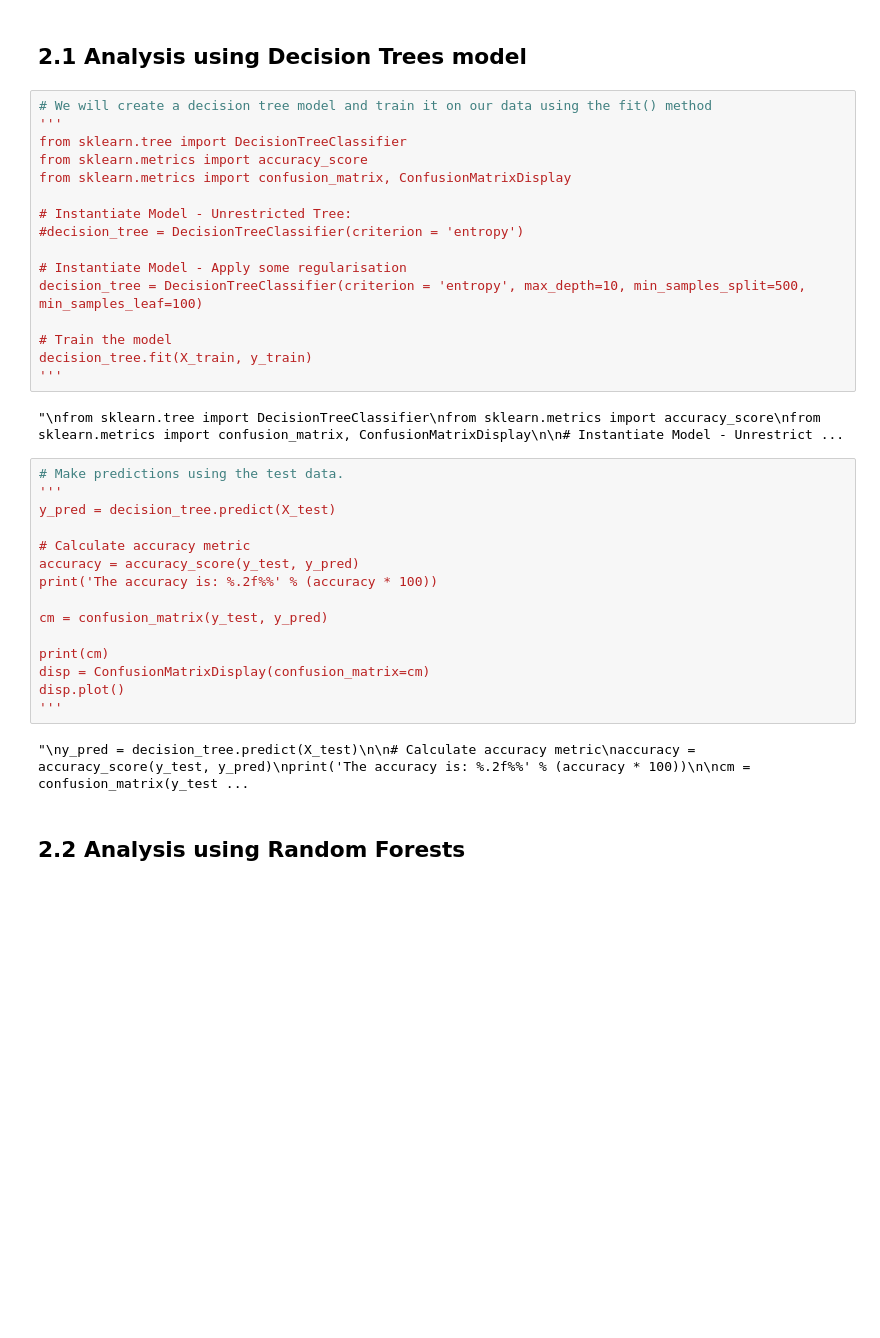
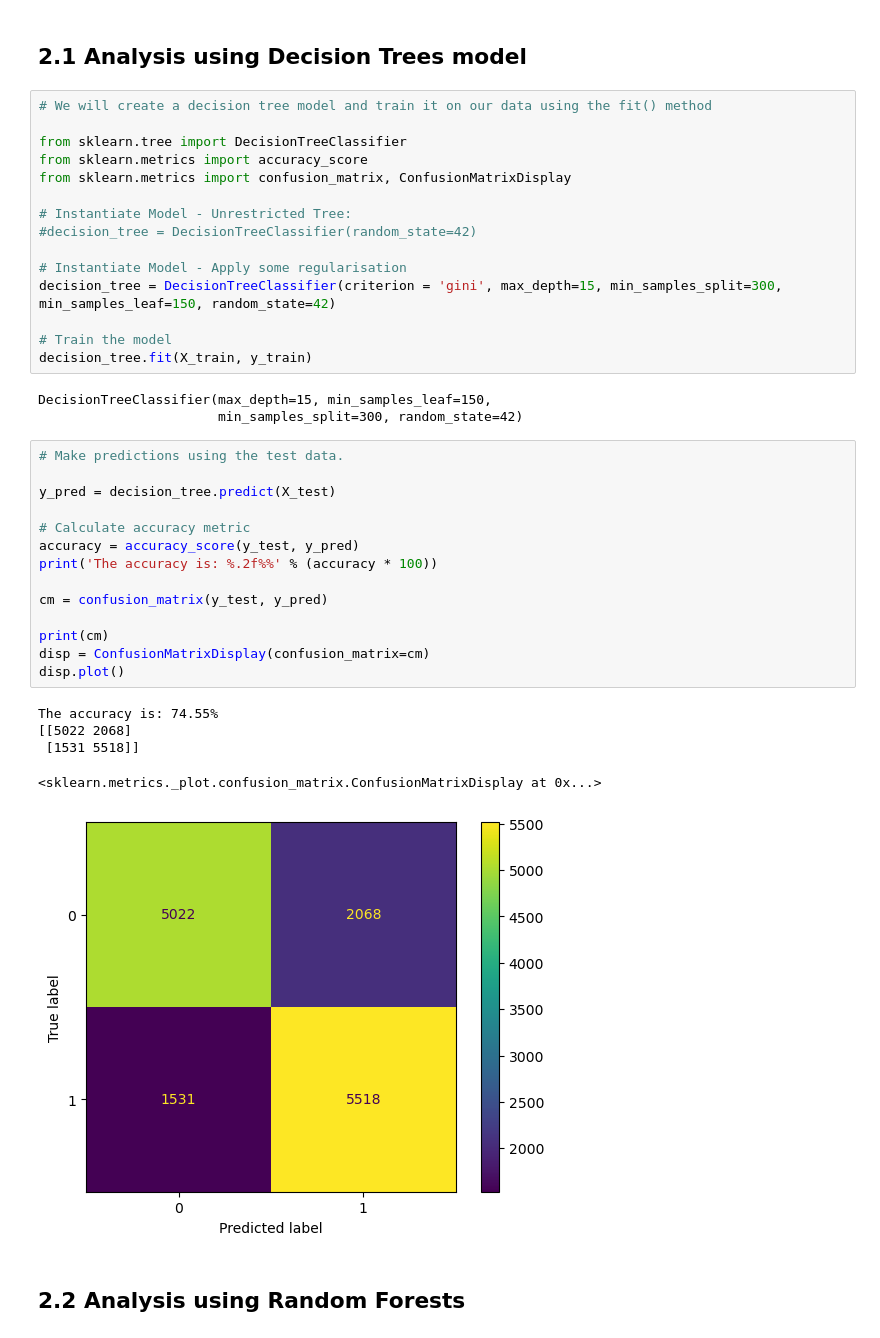
Before and after one commit to vitsiozo/DiabetesProject, a Jupyter notebook: Analysis.ipynb, the cells around one changed output. Cells and saved outputs as stored; diff of their text form; blank space fills up the shorter version.

Commit message:
More Random Forests and SVM

```diff
--- a/Analysis.ipynb
+++ b/Analysis.ipynb
@@ -115,38 +138,41 @@ Test set shape: (14139, 21) (14139,)
 ## 2.1 Analysis using Decision Trees model
 # %%
 # We will create a decision tree model and train it on our data using the fit() method
-'''
+
 from sklearn.tree import DecisionTreeClassifier
 from sklearn.metrics import accuracy_score
 from sklearn.metrics import confusion_matrix, ConfusionMatrixDisplay
 
 # Instantiate Model - Unrestricted Tree:
-#decision_tree = DecisionTreeClassifier(criterion = 'entropy')
+#decision_tree = DecisionTreeClassifier(random_state=42)
 
 # Instantiate Model - Apply some regularisation
-decision_tree = DecisionTreeClassifier(criterion = 'entropy', max_depth=10, min_samples_split=500, min_samples_leaf=100)
+decision_tree = DecisionTreeClassifier(criterion = 'gini', max_depth=15, min_samples_split=300, min_samples_leaf=150, random_state=42)
 
 # Train the model
 decision_tree.fit(X_train, y_train)
-'''
 # %% [output]
-"\nfrom sklearn.tree import DecisionTreeClassifier\nfrom sklearn.metrics import accuracy_score\nfrom sklearn.metrics import confusion_matrix, ConfusionMatrixDisplay\n\n# Instantiate Model - Unrestrict ...
+DecisionTreeClassifier(max_depth=15, min_samples_leaf=150,
+                       min_samples_split=300, random_state=42)
 # %%
 # Make predictions using the test data.
-'''
+
 y_pred = decision_tree.predict(X_test)
 
 # Calculate accuracy metric
 accuracy = accuracy_score(y_test, y_pred)
 print('The accuracy is: %.2f%%' % (accuracy * 100))
 
 cm = confusion_matrix(y_test, y_pred)
 
 print(cm)
 disp = ConfusionMatrixDisplay(confusion_matrix=cm)
 disp.plot()
-'''
 # %% [output]
-"\ny_pred = decision_tree.predict(X_test)\n\n# Calculate accuracy metric\naccuracy = accuracy_score(y_test, y_pred)\nprint('The accuracy is: %.2f%%' % (accuracy * 100))\n\ncm = confusion_matrix(y_test ...
+The accuracy is: 74.55%
+[[5022 2068]
+ [1531 5518]]
+<sklearn.metrics._plot.confusion_matrix.ConfusionMatrixDisplay at 0x...>
+[figure, added]
 # %% [markdown]
 ## 2.2 Analysis using Random Forests
```
Also changed, not shown: parts of 8 cells of this notebook.
